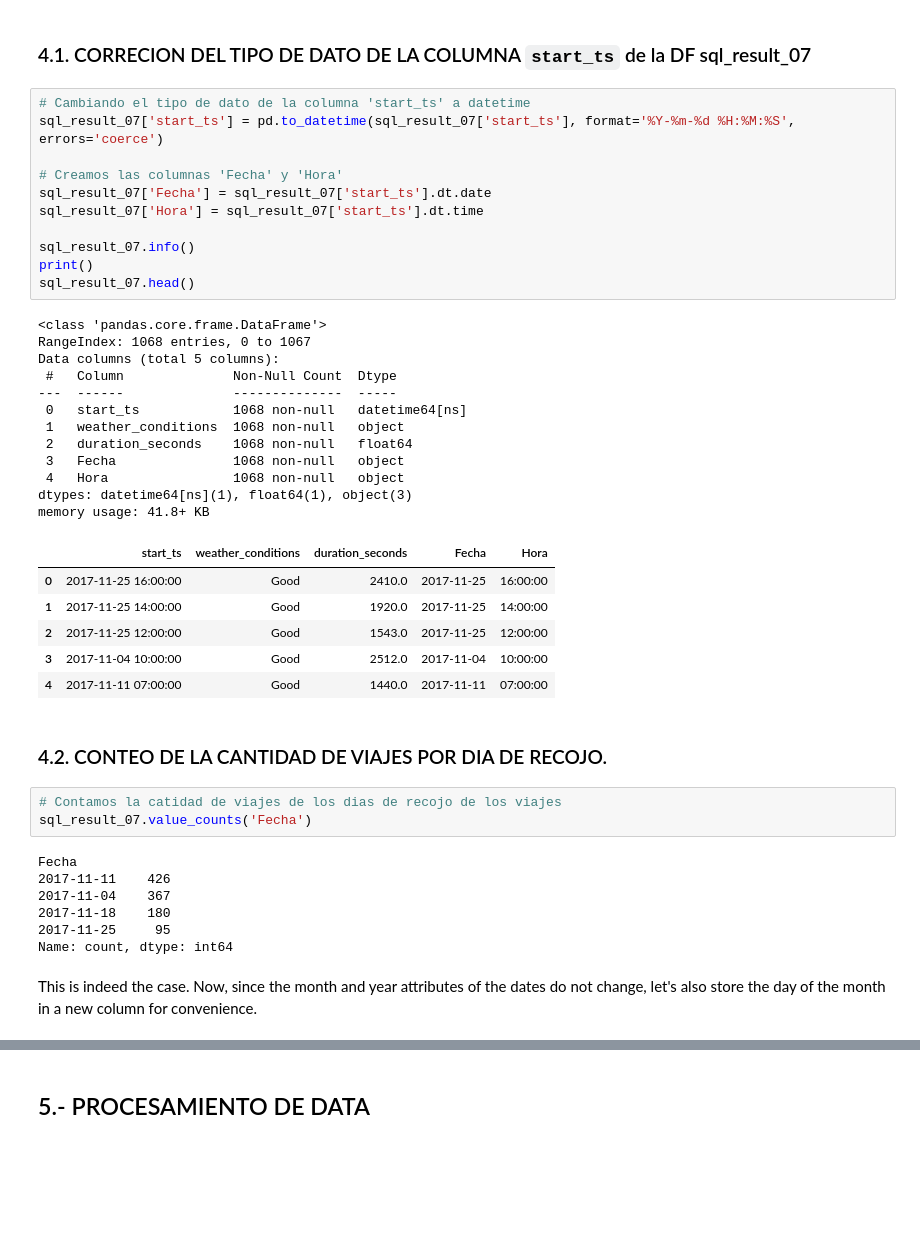
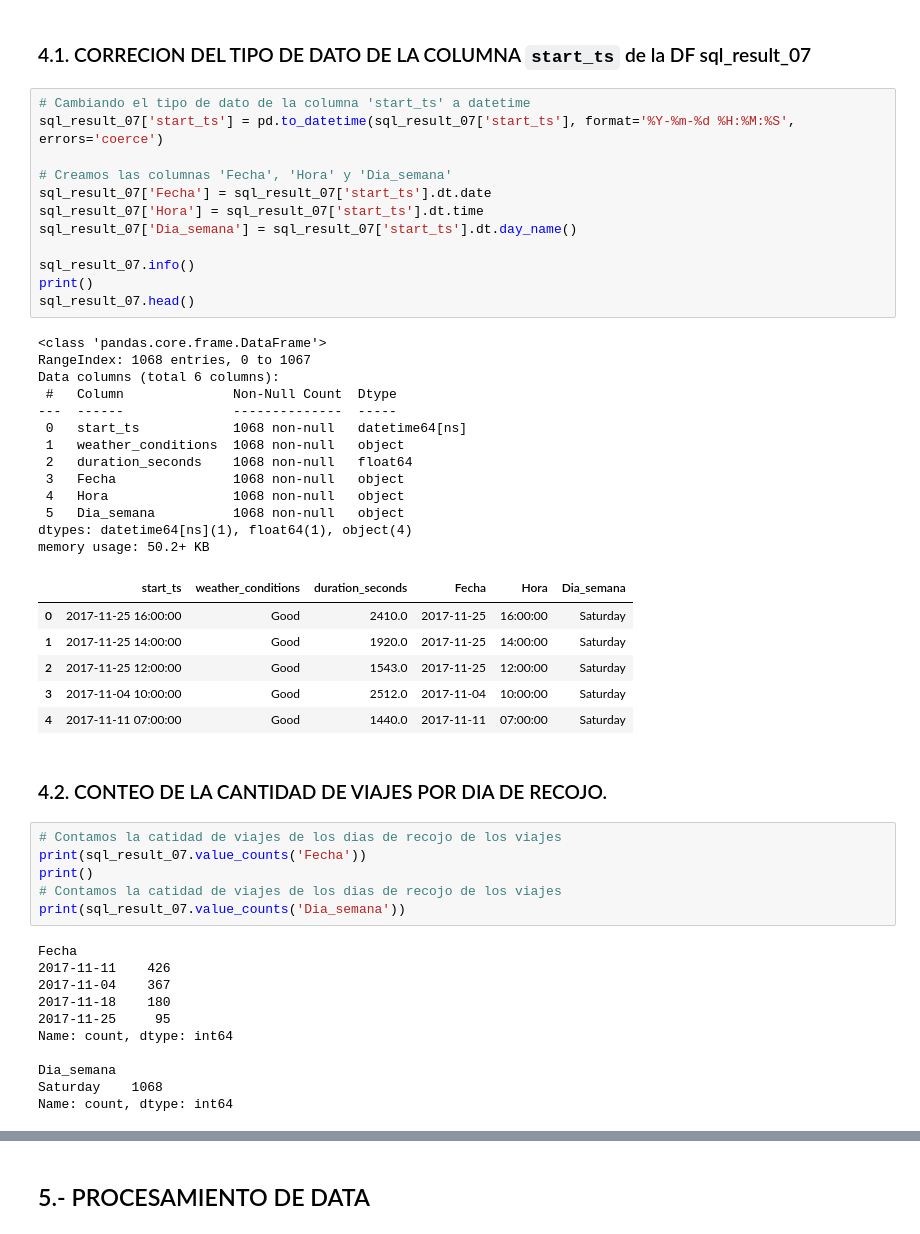
Before and after one commit to glouigi/PROYECTO-SPRINT-8, a Jupyter notebook: SPRINT 8 - RECOPILACION Y ALMACENAMIENTO DE DATOS.ipynb, the cells around one changed output, grey strips where cells are left out. Drawn from its saved outputs; the diff is of its cells as text; blank space fills up the shorter version.

```diff
--- a/SPRINT 8 - RECOPILACION Y ALMACENAMIENTO DE DATOS.ipynb
+++ b/SPRINT 8 - RECOPILACION Y ALMACENAMIENTO DE DATOS.ipynb
@@ -150,38 +150,43 @@ Se tienen 1068 filas de data en el DF `sql_result_07`, no se aprecia data `NaN`
 # %%
 # Cambiando el tipo de dato de la columna 'start_ts' a datetime
 sql_result_07['start_ts'] = pd.to_datetime(sql_result_07['start_ts'], format='%Y-%m-%d %H:%M:%S', errors='coerce')
 
-# Creamos las columnas 'Fecha' y 'Hora'
+# Creamos las columnas 'Fecha', 'Hora' y 'Dia_semana'
 sql_result_07['Fecha'] = sql_result_07['start_ts'].dt.date
 sql_result_07['Hora'] = sql_result_07['start_ts'].dt.time
+sql_result_07['Dia_semana'] = sql_result_07['start_ts'].dt.day_name()
 
 sql_result_07.info()
 print()
 sql_result_07.head()
 # %% [output]
 <class 'pandas.core.frame.DataFrame'>
 RangeIndex: 1068 entries, 0 to 1067
-Data columns (total 5 columns):
+Data columns (total 6 columns):
  #   Column              Non-Null Count  Dtype
 ---  ------              --------------  -----
  0   start_ts            1068 non-null   datetime64[ns]
  1   weather_conditions  1068 non-null   object
  2   duration_seconds    1068 non-null   float64
  3   Fecha               1068 non-null   object
  4   Hora                1068 non-null   object
-dtypes: datetime64[ns](1), float64(1), object(3)
-memory usage: 41.8+ KB
+ 5   Dia_semana          1068 non-null   object
+dtypes: datetime64[ns](1), float64(1), object(4)
+memory usage: 50.2+ KB
-|  | start_ts | weather_conditions | duration_seconds | Fecha | Hora |
-| 0 | 2017-11-25 16:00:00 | Good | 2410.0 | 2017-11-25 | 16:00:00 |
-| 1 | 2017-11-25 14:00:00 | Good | 1920.0 | 2017-11-25 | 14:00:00 |
-| 2 | 2017-11-25 12:00:00 | Good | 1543.0 | 2017-11-25 | 12:00:00 |
-| 3 | 2017-11-04 10:00:00 | Good | 2512.0 | 2017-11-04 | 10:00:00 |
-| 4 | 2017-11-11 07:00:00 | Good | 1440.0 | 2017-11-11 | 07:00:00 |
+|  | start_ts | weather_conditions | duration_seconds | Fecha | Hora | Dia_semana |
+| 0 | 2017-11-25 16:00:00 | Good | 2410.0 | 2017-11-25 | 16:00:00 | Saturday |
+| 1 | 2017-11-25 14:00:00 | Good | 1920.0 | 2017-11-25 | 14:00:00 | Saturday |
+| 2 | 2017-11-25 12:00:00 | Good | 1543.0 | 2017-11-25 | 12:00:00 | Saturday |
+| 3 | 2017-11-04 10:00:00 | Good | 2512.0 | 2017-11-04 | 10:00:00 | Saturday |
+| 4 | 2017-11-11 07:00:00 | Good | 1440.0 | 2017-11-11 | 07:00:00 | Saturday |
 # %% [markdown]
 ### 4.2. CONTEO DE LA CANTIDAD DE VIAJES POR DIA DE RECOJO.
 # %%
 # Contamos la catidad de viajes de los dias de recojo de los viajes
-sql_result_07.value_counts('Fecha')
+print(sql_result_07.value_counts('Fecha'))
+print()
+# Contamos la catidad de viajes de los dias de recojo de los viajes
+print(sql_result_07.value_counts('Dia_semana'))
 # %% [output]
 Fecha
 2017-11-11    426
@@ -189,5 +194,7 @@ Fecha
 2017-11-18    180
 2017-11-25     95
 Name: count, dtype: int64
+
+Dia_semana
+Saturday    1068
+Name: count, dtype: int64
-# %% [markdown]
-This is indeed the case. Now, since the month and year attributes of the dates do not change, let's also store the day of the month in a new column for convenience.
```
Also changed, not shown: parts of 16 cells of this notebook.
